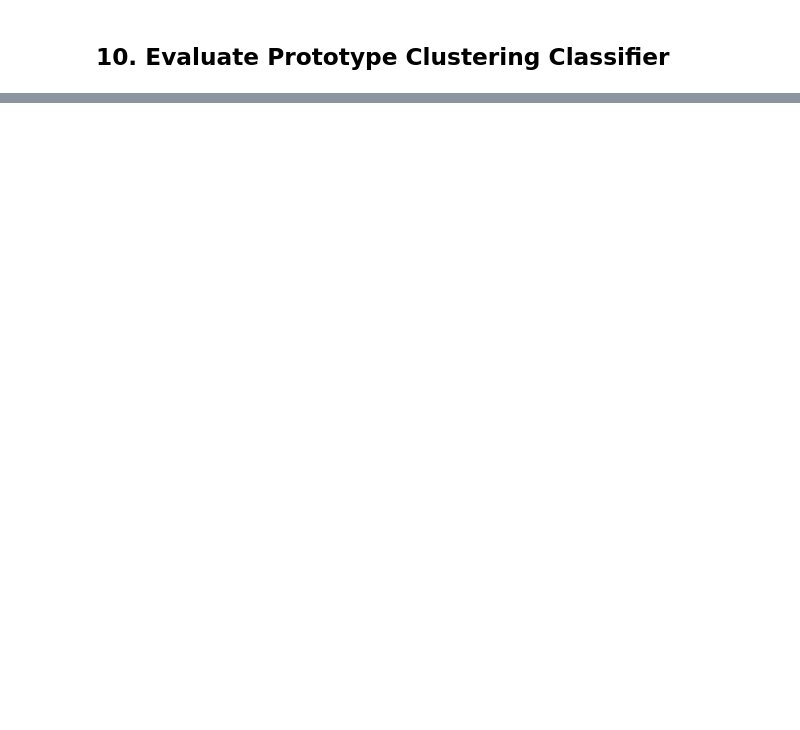
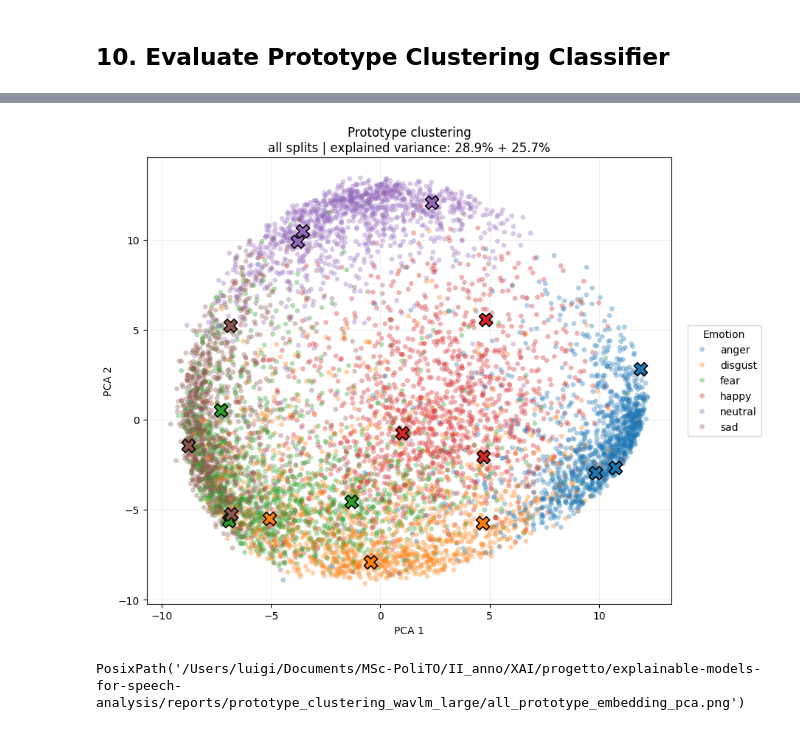
Before and after one commit to luigiaceto/explainable-models-for-speech-analysis, a Jupyter notebook: experiments_guide.ipynb, the cells around one changed output, grey strips where cells are left out. Drawn from its saved outputs; the diff is of its cells as text; code cells hidden in the pictures; blank space fills up the shorter version.

Commit message:
feat: basic clustering method full implementation

```diff
--- a/experiments_guide.ipynb
+++ b/experiments_guide.ipynb
@@ -325,0 +305,15 @@ if prototype_confusion_matrix_path.exists():
+# %%
+from src.utils.visualize import plot_prototype_embedding_pca
+
+prototype_pca_result = plot_prototype_embedding_pca(
+    embedding_dir=BLACK_BOX_EMBEDDING_DIR,
+    model_dir=PROTOTYPE_CLUSTERING_CHECKPOINT_DIR,
+    split="all",
+    output_path=PROTOTYPE_CLUSTERING_REPORT_DIR / "all_prototype_embedding_pca.png",
+    random_state=RANDOM_STATE
+)
+
+prototype_pca_result["output_path"]
+# %% [output]
+[figure, added]
+PosixPath('/Users/luigi/Documents/MSc-PoliTO/II_anno/XAI/progetto/explainable-models-for-speech-analysis/reports/prototype_clustering_wavlm_large/all_prototype_embedding_pca.png')
```
Also changed, not shown: parts of 12 cells of this notebook, 9 other files.
